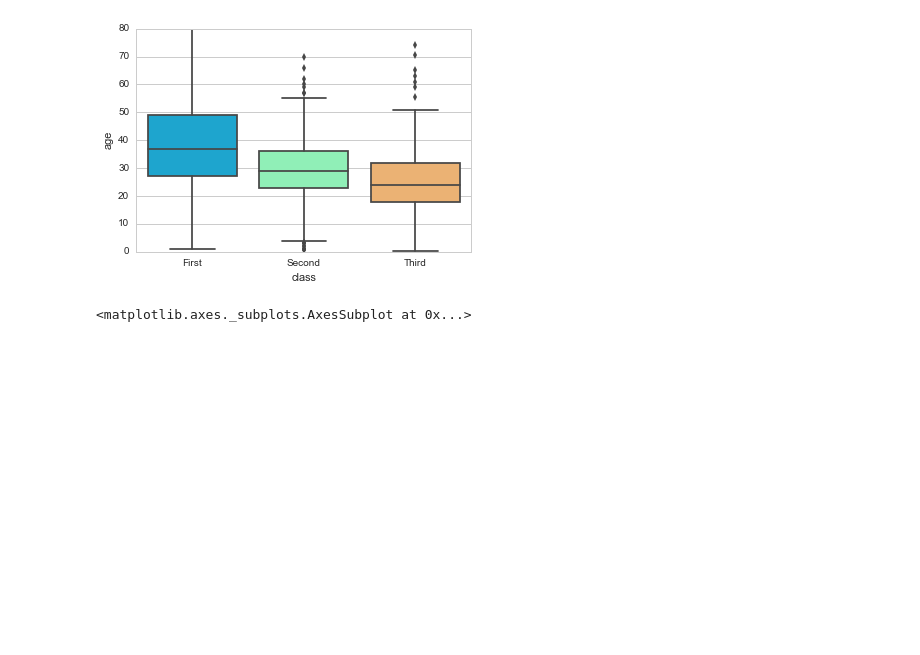
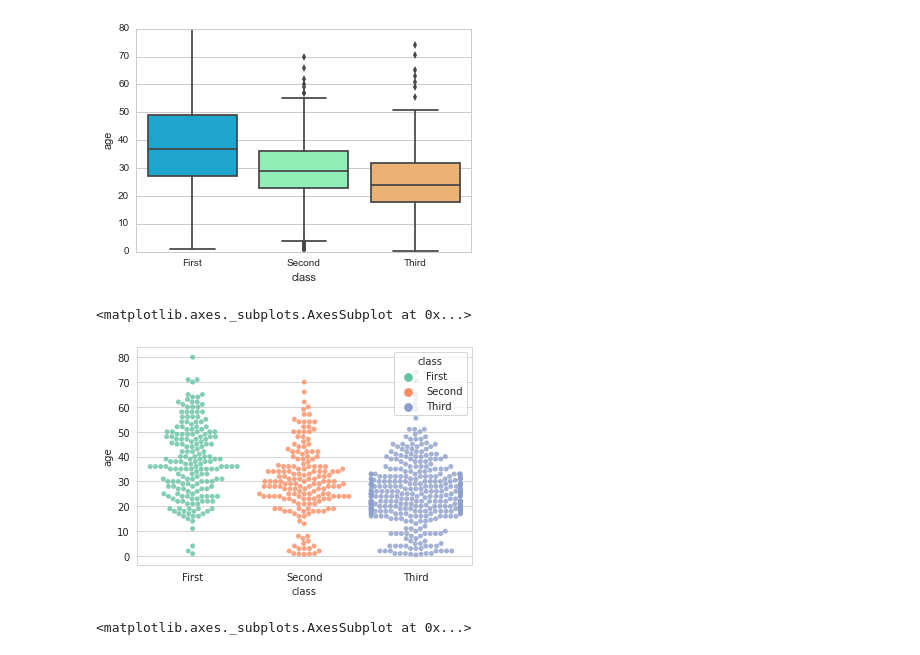
Before and after one commit to esraa-abdelmaksoud/Shai-Training-Notebooks, a Jupyter notebook: Seaborn_Exercises.ipynb, the cells around one changed output. Drawn from its saved outputs; the diff is of its cells as text; code cells hidden in the pictures; blank space fills up the shorter version.

```diff
--- a/Seaborn_Exercises.ipynb
+++ b/Seaborn_Exercises.ipynb
@@ -63,6 +91,11 @@ titanic.head()
 # REPLICATE EXERCISE PLOT IMAGE BELOW
 # BE CAREFUL NOT TO OVERWRITE CELL BELOW
 # THAT WOULD REMOVE THE EXERCISE PLOT IMAGE!
+# %%
+sns.swarmplot(x=titanic['class'], y=titanic['age'], data=titanic, hue="class", alpha=0.8, palette="Set2")
+# %% [output]
+<matplotlib.axes._subplots.AxesSubplot at 0x...>
+[figure, added]
 # %%
 # %% [output]
 <matplotlib.axes._subplots.AxesSubplot at 0x...>
```
Also changed, not shown: parts of 6 cells of this notebook.
